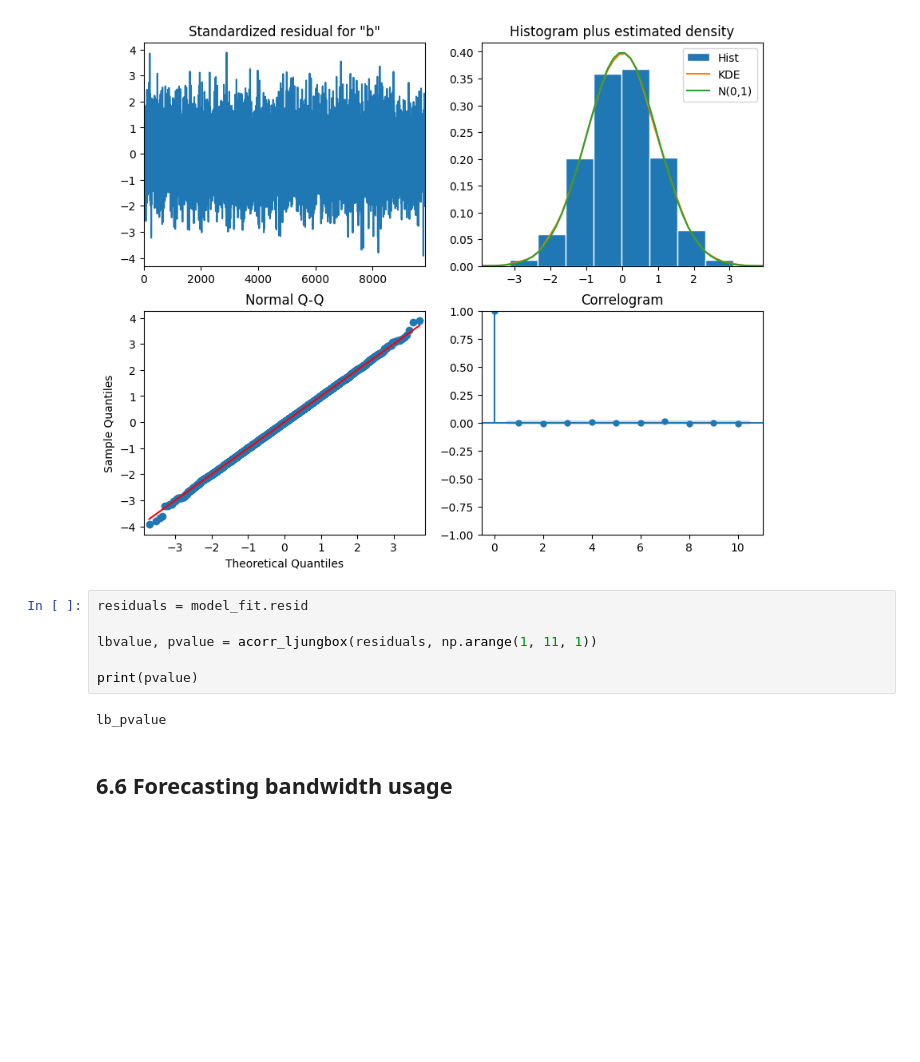
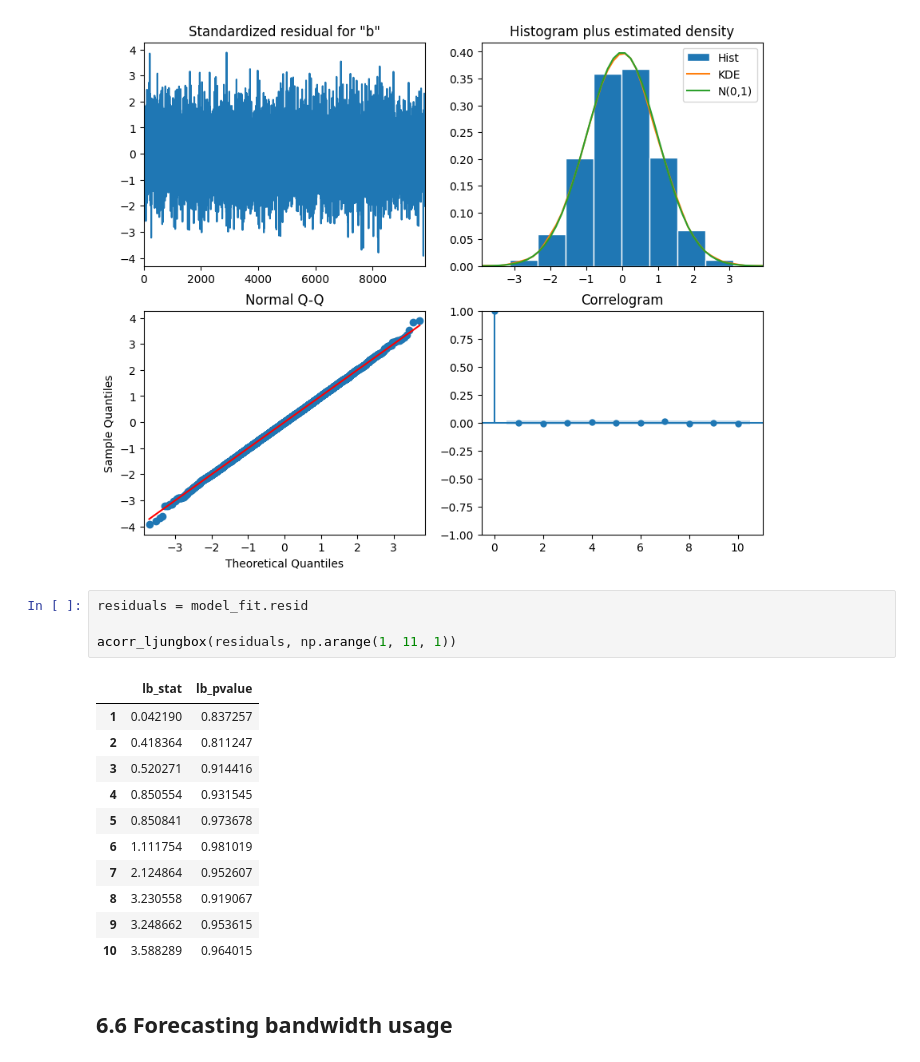
Before and after one commit to waelrash1/forecastingmodelsPY, a Jupyter notebook: CH06/CH06.ipynb, the cells around one changed output. Cells and saved outputs as stored; diff of their text form; blank space fills up the shorter version.

```diff
--- a/CH06/CH06.ipynb
+++ b/CH06/CH06.ipynb
@@ -538,11 +541,19 @@ plt.savefig('figures/CH06_F19_peixeiro.png', dpi=300)
 # %%
 residuals = model_fit.resid
 
-lbvalue, pvalue = acorr_ljungbox(residuals, np.arange(1, 11, 1))
-
-print(pvalue)
+acorr_ljungbox(residuals, np.arange(1, 11, 1))
 # %% [output]
-lb_pvalue
+|  | lb_stat | lb_pvalue |
+| 1 | 0.042190 | 0.837257 |
+| 2 | 0.418364 | 0.811247 |
+| 3 | 0.520271 | 0.914416 |
+| 4 | 0.850554 | 0.931545 |
+| 5 | 0.850841 | 0.973678 |
+| 6 | 1.111754 | 0.981019 |
+| 7 | 2.124864 | 0.952607 |
+| 8 | 3.230558 | 0.919067 |
+| 9 | 3.248662 | 0.953615 |
+| 10 | 3.588289 | 0.964015 |
 # %% [markdown]
 ## 6.6 Forecasting bandwidth usage
 # %%
```
Also changed, not shown: parts of 8 cells of this notebook, 23 other files.
